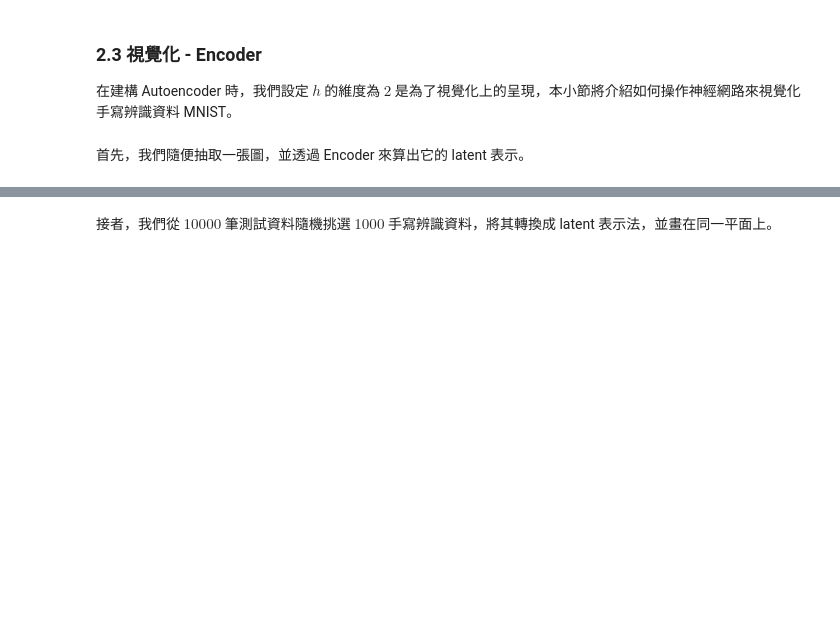
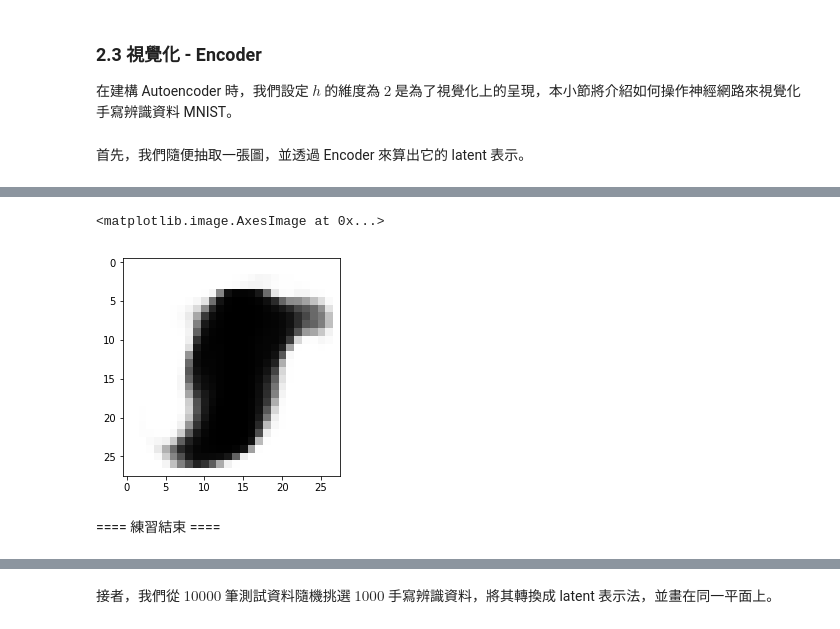
Before and after one commit to yenlung/Deep-Learning-MOOC, a Jupyter notebook: 07-1. 自編碼器 Autoencoder.ipynb, the cells around one changed output, grey strips where cells are left out. Cells and saved outputs as stored; diff of their text form; code cells hidden in the pictures; blank space fills up the shorter version.

```diff
--- a/07-1. 自編碼器 Autoencoder.ipynb
+++ b/07-1. 自編碼器 Autoencoder.ipynb
@@ -120,3 +204,14 @@ Decoder.summary()
+# %%
+E = Encoder.predict(np.array([x_test[n]]))
+# %%
+Y = Decoder.predict(E)
+# %%
+plt.imshow(Y.reshape(28,28), cmap='Greys')
+# %% [output]
+<matplotlib.image.AxesImage at 0x...>
+[figure, added]
+# %% [markdown]
+==== 練習結束 ====
 # %%
 idx = np.random.randint(x_train.shape[0])
 print("第 %d 圖的 latent 表示為 %s" %(idx, Encoder.predict(x_train[idx: idx+1])))
```
Also changed, not shown: parts of 38 cells of this notebook, 24 other files.
